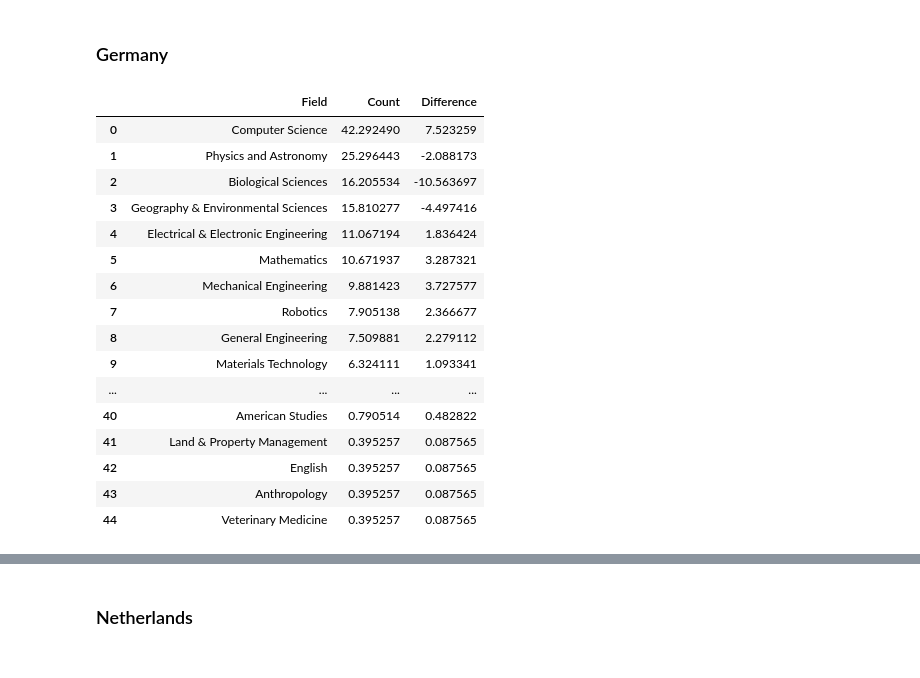
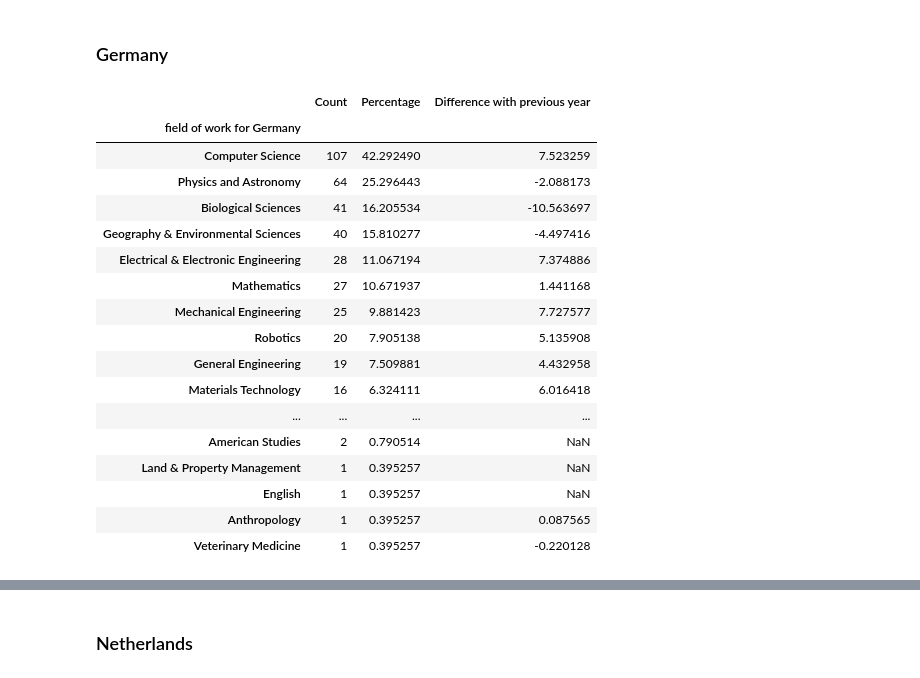
Before and after one commit to softwaresaved/international-survey, a Jupyter notebook: analysis/2018_draft.ipynb, the cells around one changed output, grey strips where cells are left out. Drawn from its saved outputs; the diff is of its cells as text; code cells hidden in the pictures.

```diff
--- a/analysis/2018_draft.ipynb
+++ b/analysis/2018_draft.ipynb
@@ -70,25 +140 @@ def count_multi_choice(df, dropna=True):
     return df_final
-# %%
-def count_one_choice(df, colnames, file_answer, order_question,
-                     dropna=False, normalize=False):
-    """
-    Count the values of different columns and transpose the count
-    :params:
-        :df pd.df(): dataframe containing the data
-        :colnames list(): list of strings corresponding to the column header to select the right column
-    :return:
-        :result_df pd.df(): dataframe with the count of each answer for each columns
-    """
-    df_sub = df[colnames]
-    df_sub = df_sub.apply(pd.Series.value_counts, dropna=dropna, normalize=normalize)
-
-    df_sub = reorder_nan(df_sub, nan_reorder='end')
-    if order_question == 'True':
-        new_question_index = [x.strip('"') for x in get_answer(file_answer)]
-        existing_answer = [x for x in new_question_index if x in df_sub.index]
-        # add back the element from the answer that would not be found in the list of answer
-        # such as Nan and other
-        existing_answer.extend([x for x in df_sub.index.values if x not in new_question_index])
-        # Transform the nan into a proper NaN
-        df_sub = df_sub.reindex(existing_answer)
-    return df_sub
@@ -684,7 +852,7 @@ Alongside of question about education level we also asked the participants in wh
 Here again the propositions were specific to each countries.
 # %%
 # Create a column that merge all education columns
-df['Academic field'] = df[df['Year'] == 2018]['edu2. In which discipline is your highest academic qualification?']
+df_edu_field = df[['Year', 'Country']].copy()
 
 # There are numbers in some of the fields, removing them as they are not needed
 def remove_digit(s):
@@ -693,9 +861,6 @@ def remove_digit(s):
     except TypeError:
         return s
 
-df['Academic field'] = df['Academic field'].apply(remove_digit)
-
-# Create a separated df for following sections
-df_edu_aca_per_country = df[['Country', 'Academic field']].copy()
+df_edu_field['Academic field'] = df['edu2. In which discipline is your highest academic qualification?'].apply(remove_digit)
 # %% [markdown]
 ### Australia
@@ -1521,24 +1175,29 @@ plot_academic_field(result)
 # %%
 # Get the count for the 2017 year
 country = 'Germany'
-result = get_academic_field(df_current_field, country)
+category = 'field of work'
+
+# Get the count
+result = count_diff(df_current_field, category=category, country=country, multi_choice=True)
+
 # Showing the results
 result
 # %% [output]
-|  | Field | Count | Difference |
-| 0 | Computer Science | 42.292490 | 7.523259 |
-| 1 | Physics and Astronomy | 25.296443 | -2.088173 |
-| 2 | Biological Sciences | 16.205534 | -10.563697 |
-| 3 | Geography & Environmental Sciences | 15.810277 | -4.497416 |
-| 4 | Electrical & Electronic Engineering | 11.067194 | 1.836424 |
-| 5 | Mathematics | 10.671937 | 3.287321 |
-| 6 | Mechanical Engineering | 9.881423 | 3.727577 |
-| 7 | Robotics | 7.905138 | 2.366677 |
-| 8 | General Engineering | 7.509881 | 2.279112 |
-| 9 | Materials Technology | 6.324111 | 1.093341 |
+|  | Count | Percentage | Difference with previous year |
+| field of work for Germany |  |  |  |
+| Computer Science | 107 | 42.292490 | 7.523259 |
+| Physics and Astronomy | 64 | 25.296443 | -2.088173 |
+| Biological Sciences | 41 | 16.205534 | -10.563697 |
+| Geography & Environmental Sciences | 40 | 15.810277 | -4.497416 |
+| Electrical & Electronic Engineering | 28 | 11.067194 | 7.374886 |
+| Mathematics | 27 | 10.671937 | 1.441168 |
+| Mechanical Engineering | 25 | 9.881423 | 7.727577 |
+| Robotics | 20 | 7.905138 | 5.135908 |
+| General Engineering | 19 | 7.509881 | 4.432958 |
+| Materials Technology | 16 | 6.324111 | 6.016418 |
 | ... | ... | ... | ... |
-| 40 | American Studies | 0.790514 | 0.482822 |
-| 41 | Land & Property Management | 0.395257 | 0.087565 |
-| 42 | English | 0.395257 | 0.087565 |
-| 43 | Anthropology | 0.395257 | 0.087565 |
-| 44 | Veterinary Medicine | 0.395257 | 0.087565 |
+| American Studies | 2 | 0.790514 | NaN |
+| Land & Property Management | 1 | 0.395257 | NaN |
+| English | 1 | 0.395257 | NaN |
+| Anthropology | 1 | 0.395257 | 0.087565 |
+| Veterinary Medicine | 1 | 0.395257 | -0.220128 |
```
Also changed, not shown: parts of 93 cells of this notebook, 2 other files.
